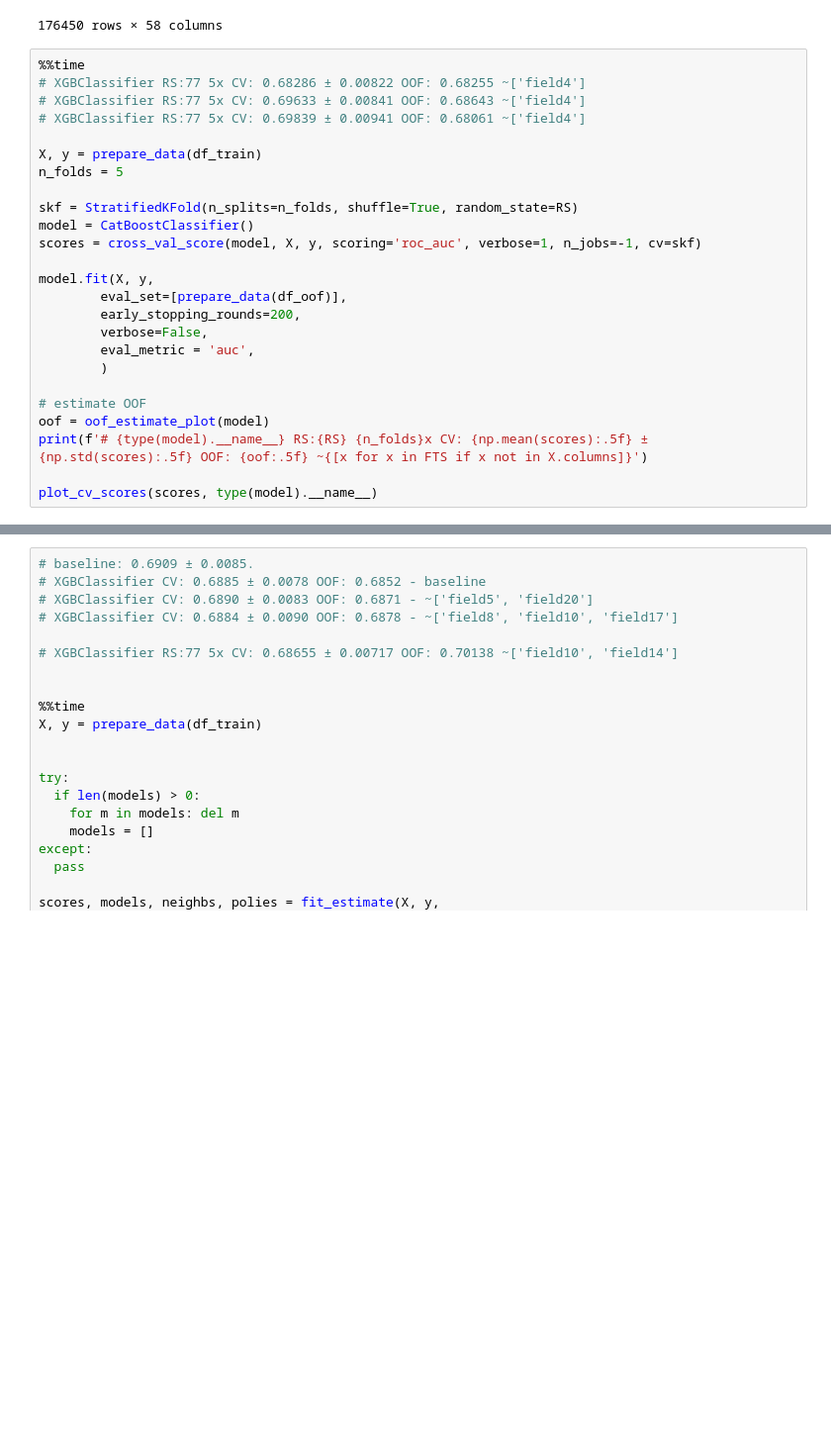
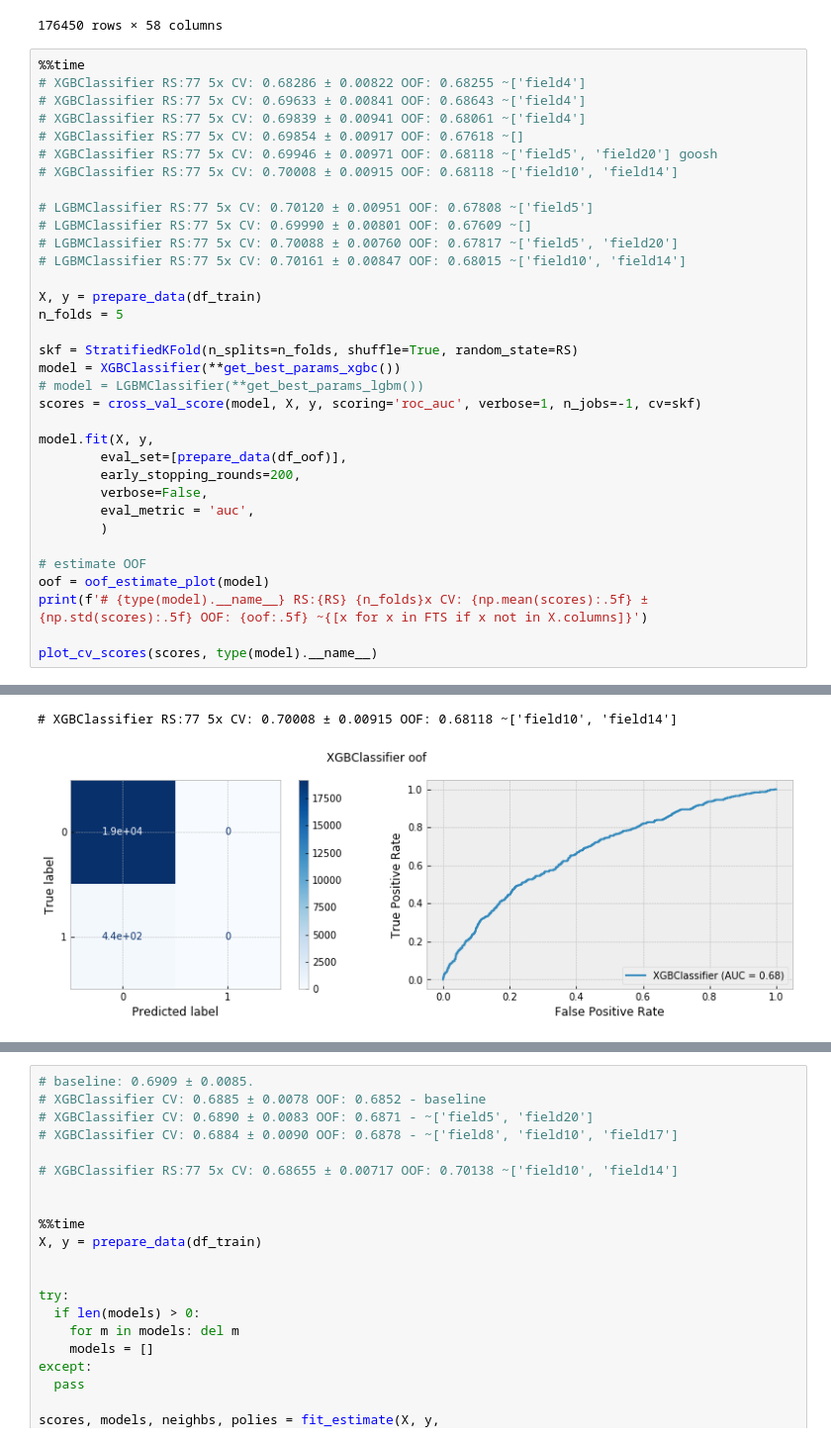
Before and after one commit to andygoosh/OneTwoTrip-Contest, a Jupyter notebook: workinprogress.ipynb, the cells around one changed output, grey strips where cells are left out. Shown at 99% size. Cells and saved outputs as stored; diff of their text form; blank space fills up the shorter version.

```diff
--- a/workinprogress.ipynb
+++ b/workinprogress.ipynb
@@ -990,12 +990,21 @@ X
 # XGBClassifier RS:77 5x CV: 0.68286 ± 0.00822 OOF: 0.68255 ~['field4']
 # XGBClassifier RS:77 5x CV: 0.69633 ± 0.00841 OOF: 0.68643 ~['field4']
 # XGBClassifier RS:77 5x CV: 0.69839 ± 0.00941 OOF: 0.68061 ~['field4']
+# XGBClassifier RS:77 5x CV: 0.69854 ± 0.00917 OOF: 0.67618 ~[]
+# XGBClassifier RS:77 5x CV: 0.69946 ± 0.00971 OOF: 0.68118 ~['field5', 'field20'] goosh
+# XGBClassifier RS:77 5x CV: 0.70008 ± 0.00915 OOF: 0.68118 ~['field10', 'field14']
+
+# LGBMClassifier RS:77 5x CV: 0.70120 ± 0.00951 OOF: 0.67808 ~['field5']
+# LGBMClassifier RS:77 5x CV: 0.69990 ± 0.00801 OOF: 0.67609 ~[]
+# LGBMClassifier RS:77 5x CV: 0.70088 ± 0.00760 OOF: 0.67817 ~['field5', 'field20']
+# LGBMClassifier RS:77 5x CV: 0.70161 ± 0.00847 OOF: 0.68015 ~['field10', 'field14']
 
 X, y = prepare_data(df_train)
 n_folds = 5
 
 skf = StratifiedKFold(n_splits=n_folds, shuffle=True, random_state=RS)
-model = CatBoostClassifier()
+model = XGBClassifier(**get_best_params_xgbc())
+# model = LGBMClassifier(**get_best_params_lgbm())
 scores = cross_val_score(model, X, y, scoring='roc_auc', verbose=1, n_jobs=-1, cv=skf)
 
 model.fit(X, y,
@@ -1014,0 +1025,2 @@ plot_cv_scores(scores, type(model).__name__)
+# XGBClassifier RS:77 5x CV: 0.70008 ± 0.00915 OOF: 0.68118 ~['field10', 'field14']
+[figure, added]
```
Also changed, not shown: parts of 7 cells of this notebook.
